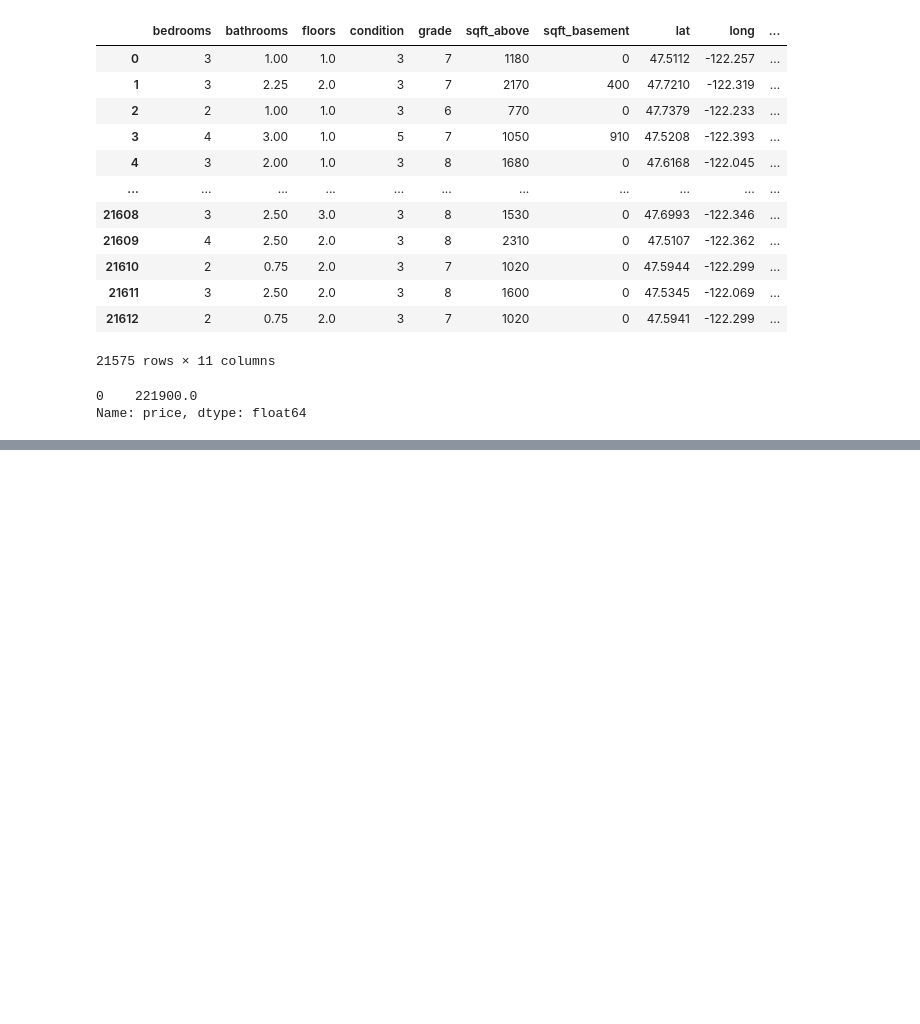
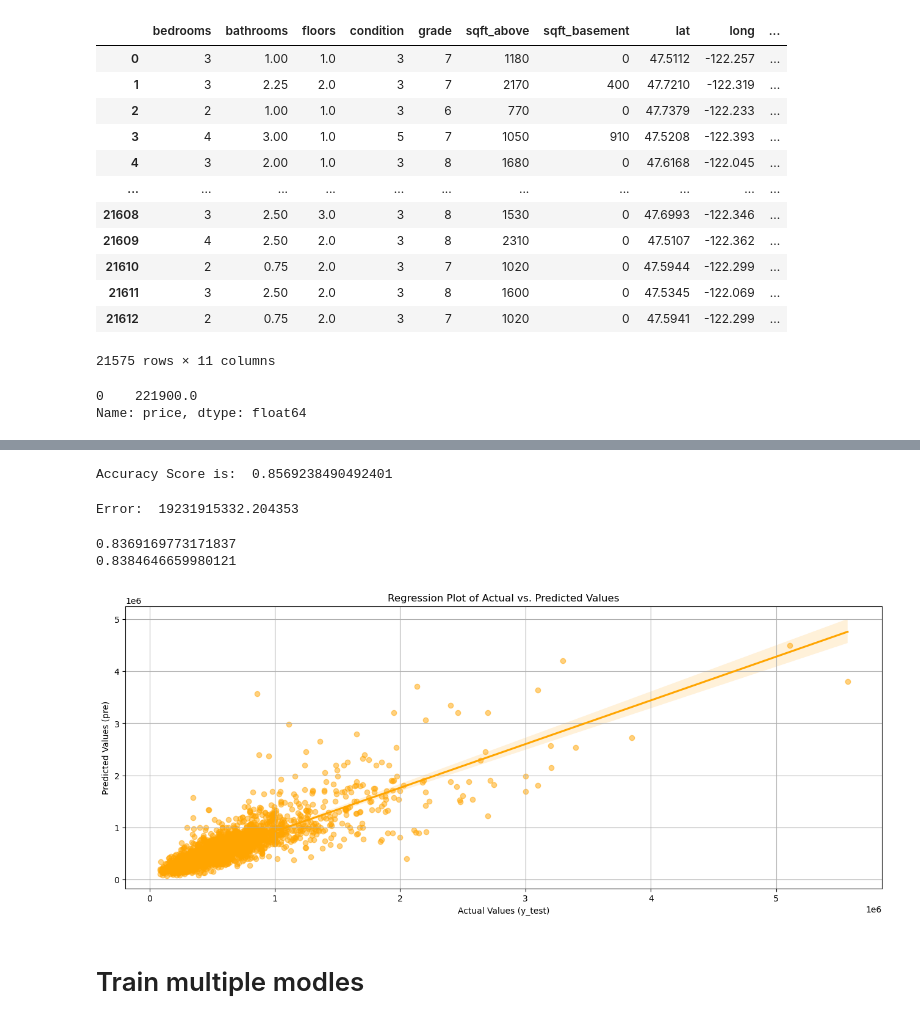
Before and after one commit to Sami606713/Intern, a Jupyter notebook: House_Price_Prediction/Notebook/HousePricePrediction.ipynb, the cells around one changed output, grey strips where cells are left out. Cells and saved outputs as stored; diff of their text form; code cells hidden in the pictures; blank space fills up the shorter version.

```diff
--- a/House_Price_Prediction/Notebook/HousePricePrediction.ipynb
+++ b/House_Price_Prediction/Notebook/HousePricePrediction.ipynb
@@ -1167,0 +1074,8 @@ pd.DataFrame(result)
+# %%
+print("Accuracy Score is: ",score)
+# %% [output]
+Accuracy Score is:  0.8569238490492401
+# %%
+print("Error: ",error)
+# %% [output]
+Error:  19231915332.204353
@@ -1167,0 +1085,18 @@ pd.DataFrame(result)
+# %%
+print("Training cross_validation: ",train_model.mean())
+print("Testing cross_validation: ",test_model.mean())
+# %% [output]
+0.8369169773171837
+0.8384646659980121
+# %%
+plt.figure(figsize=(16, 6))
+sns.regplot(x=y_test, y=pre, scatter_kws={'alpha':0.5},color='orange')
+plt.xlabel('Actual Values (y_test)')
+plt.ylabel('Predicted Values (pre)')
+plt.title('Regression Plot of Actual vs. Predicted Values')
+plt.grid(True)
+plt.show()
+# %% [output]
+[figure, added]
+# %% [markdown]
+# Train multiple modles
```
Also changed, not shown: parts of 108 cells of this notebook, 4 other files.
